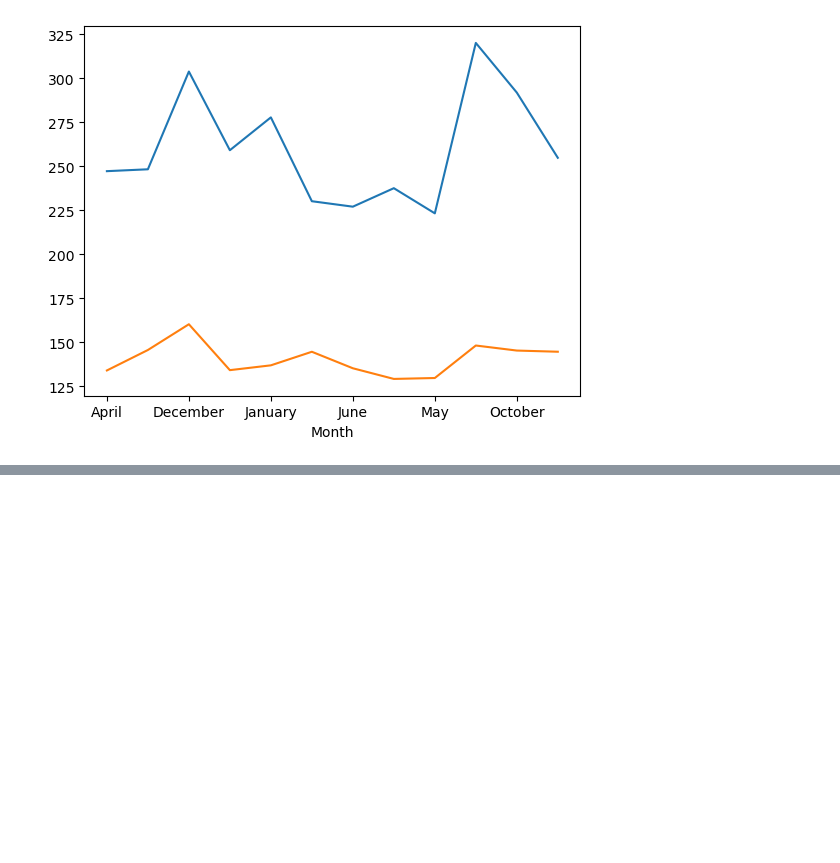
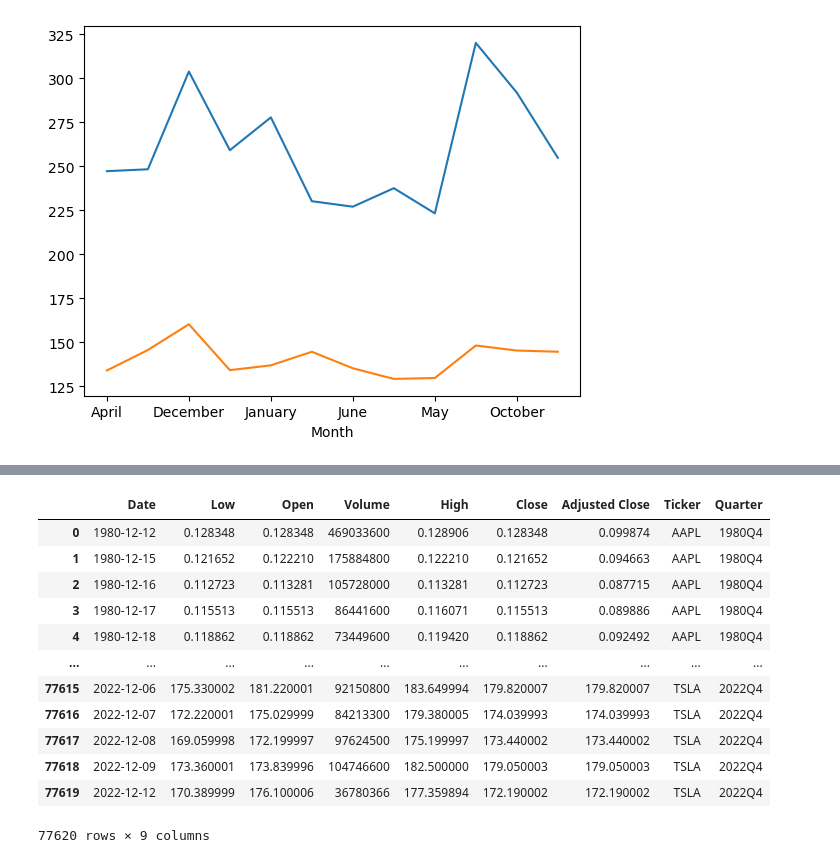
Before and after one commit to salvarenga25/StockMarket_Project, a Jupyter notebook: Stock_Analysis(Closing_Prices).ipynb, the cells around one changed output, grey strips where cells are left out. Cells and saved outputs as stored; diff of their text form; code cells hidden in the pictures; blank space fills up the shorter version.

```diff
--- a/Stock_Analysis(Closing_Prices).ipynb
+++ b/Stock_Analysis(Closing_Prices).ipynb
@@ -347,0 +646,19 @@ plt.show()
+# %%
+data2_avg_by_q_df['Date'] = pd.to_datetime(data2_avg_by_q_df['Date'])
+
+data2_avg_by_q_df['Quarter']=data2_avg_by_q_df['Date'].dt.to_period('Q')
+data2_avg_by_q_df
+# %% [output]
+|  | Date | Low | Open | Volume | High | Close | Adjusted Close | Ticker | Quarter |
+| 0 | 1980-12-12 | 0.128348 | 0.128348 | 469033600 | 0.128906 | 0.128348 | 0.099874 | AAPL | 1980Q4 |
+| 1 | 1980-12-15 | 0.121652 | 0.122210 | 175884800 | 0.122210 | 0.121652 | 0.094663 | AAPL | 1980Q4 |
+| 2 | 1980-12-16 | 0.112723 | 0.113281 | 105728000 | 0.113281 | 0.112723 | 0.087715 | AAPL | 1980Q4 |
+| 3 | 1980-12-17 | 0.115513 | 0.115513 | 86441600 | 0.116071 | 0.115513 | 0.089886 | AAPL | 1980Q4 |
+| 4 | 1980-12-18 | 0.118862 | 0.118862 | 73449600 | 0.119420 | 0.118862 | 0.092492 | AAPL | 1980Q4 |
+| ... | ... | ... | ... | ... | ... | ... | ... | ... | ... |
+| 77615 | 2022-12-06 | 175.330002 | 181.220001 | 92150800 | 183.649994 | 179.820007 | 179.820007 | TSLA | 2022Q4 |
+| 77616 | 2022-12-07 | 172.220001 | 175.029999 | 84213300 | 179.380005 | 174.039993 | 174.039993 | TSLA | 2022Q4 |
+| 77617 | 2022-12-08 | 169.059998 | 172.199997 | 97624500 | 175.199997 | 173.440002 | 173.440002 | TSLA | 2022Q4 |
+| 77618 | 2022-12-09 | 173.360001 | 173.839996 | 104746600 | 182.500000 | 179.050003 | 179.050003 | TSLA | 2022Q4 |
+| 77619 | 2022-12-12 | 170.389999 | 176.100006 | 36780366 | 177.359894 | 172.190002 | 172.190002 | TSLA | 2022Q4 |
+77620 rows × 9 columns
```
Also changed, not shown: parts of 24 cells of this notebook, 1 other file.
